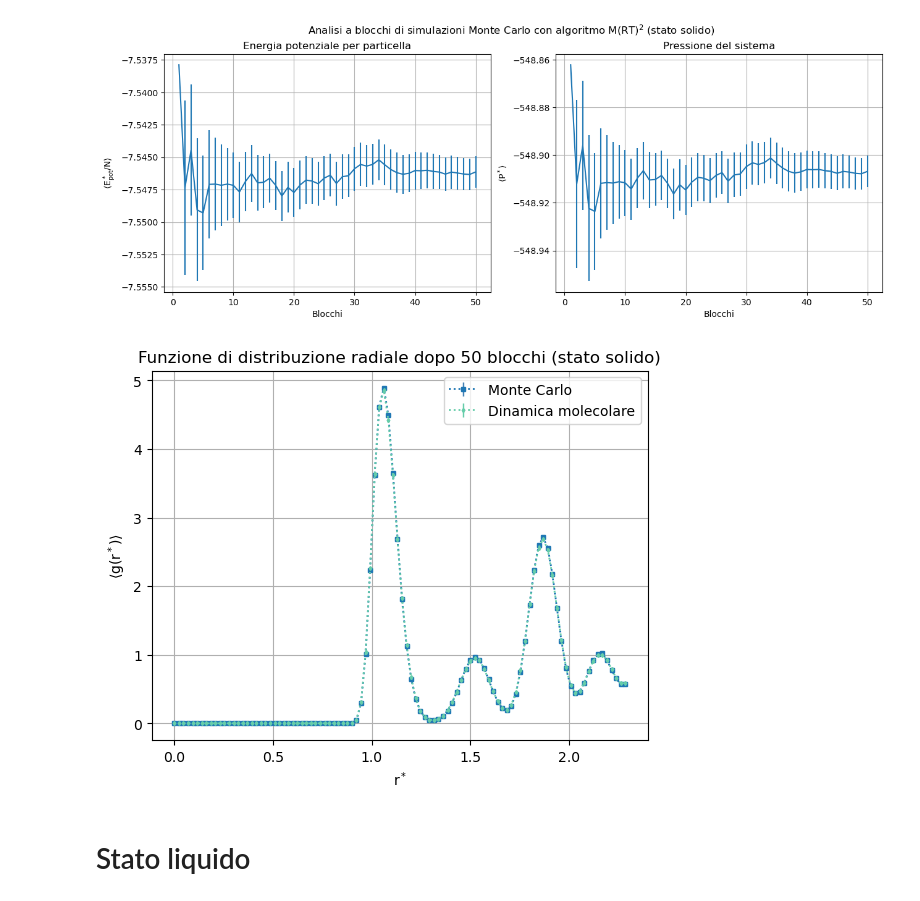
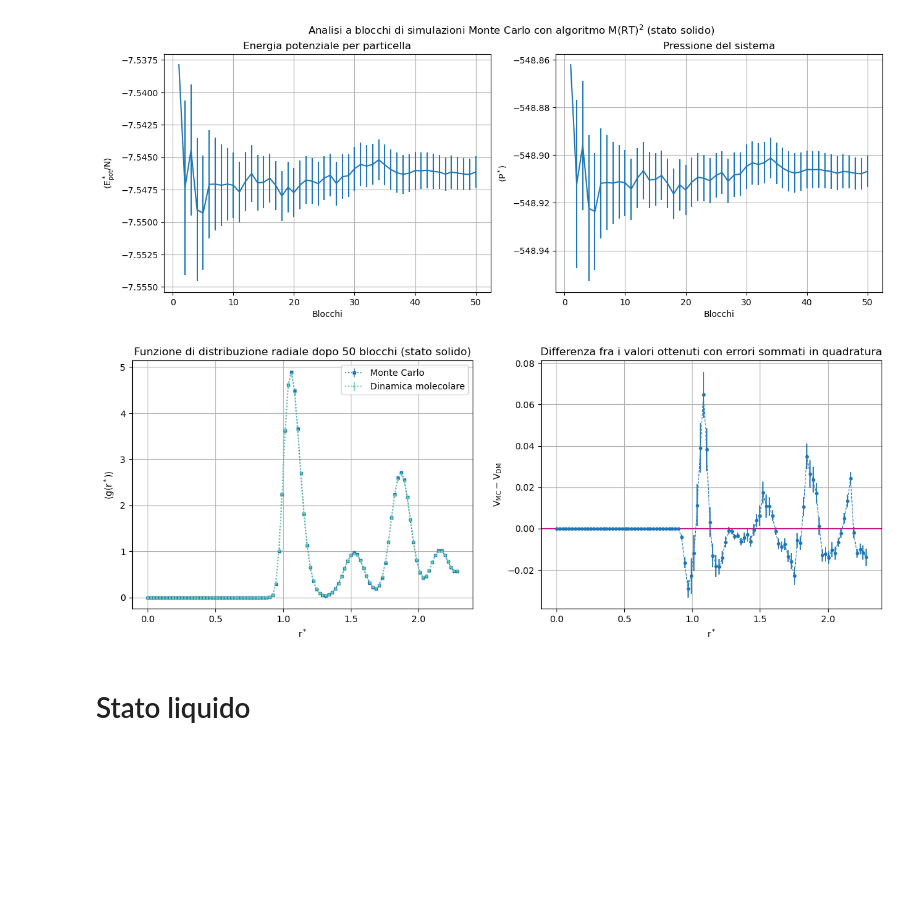
Before and after one commit to angela-bonato/LaboratorioSimulazioneNumerica, a Jupyter notebook: Es07/Esercitazione7.ipynb, the cells around one changed output. Cells and saved outputs as stored; diff of their text form; code cells hidden in the pictures; blank space fills up the shorter version.

Commit message:
Finished es7 with some errors

```diff
--- a/Es07/Esercitazione7.ipynb
+++ b/Es07/Esercitazione7.ipynb
@@ -115,16 +112,25 @@ plt.show()
 # %%
 #simulazione della gofr con moltecarlo e con dinamica molecolare
 sol_xgofr1, sol_gofr1, sol_err1=np.loadtxt("SolidState/fin_gofr1.dat", usecols=(0, 1, 2), unpack="true")  #x, y e yerr plot gofr Monte Carlo
 sol_xgofr0, sol_gofr0, sol_err0=np.loadtxt("SolidState/fin_gofr0.dat", usecols=(0, 1, 2), unpack="true")  #x, y e yerr plot gofr Dinamica Molecolare
 
-plt.errorbar(sol_xgofr1, sol_gofr1, yerr=sol_err1, marker='s', linestyle=':', elinewidth=1, ecolor="steelblue", markersize=2.5, linewidth=1.3, label="Monte Carlo")
-plt.errorbar(sol_xgofr0, sol_gofr0, yerr=sol_err0, marker='d', linestyle=':', elinewidth=1, markersize=2, linewidth=1.3, label="Dinamica molecolare", color="mediumaquamarine")
-plt.xlabel(r"$\mathrm{r^*}$")
-plt.ylabel(r"$\langle \mathrm{g(r^*)} \rangle$")
-plt.grid(True)
-plt.legend()
-plt.title("Funzione di distribuzione radiale dopo 50 blocchi (stato solido)")
+sgfig ,(sgplt1, sgplt2) = plt.subplots(1, 2, figsize=(15, 5))
+
+sgplt1.errorbar(sol_xgofr1, sol_gofr1, yerr=sol_err1, marker='s', linestyle=':', elinewidth=1, ecolor="steelblue", markersize=2.5, linewidth=1.3, label="Monte Carlo")
+sgplt1.errorbar(sol_xgofr0, sol_gofr0, yerr=sol_err0, marker='d', linestyle=':', elinewidth=1, markersize=2, linewidth=1.3, label="Dinamica molecolare", color="mediumaquamarine")
+sgplt1.set_xlabel(r"$\mathrm{r^*}$")
+sgplt1.set_ylabel(r"$\langle \mathrm{g(r^*)} \rangle$")
+sgplt1.set_title("Funzione di distribuzione radiale dopo 50 blocchi (stato solido)")
+sgplt1.legend()
+sgplt1.grid(True)
+
+sgplt2.errorbar(sol_xgofr1, sol_gofr1-sol_gofr0, yerr=np.sqrt(sol_err1**2 + sol_err0**2), linestyle='--', marker='.', elinewidth=1.3, linewidth=0.8)
+sgplt2.axhline(y=0, color="mediumvioletred")
+sgplt2.set_xlabel(r"$\mathrm{r^*}$")
+sgplt2.set_ylabel(r"$\mathrm{V_{MC}-V_{DM}}$")
+sgplt2.set_title("Differenza fra i valori ottenuti con errori sommati in quadratura")
+sgplt2.grid(True)
 
 plt.show()
 # %% [output]
-[figure, old version]
+[figure, new version]
```
Also changed, not shown: parts of 12 cells of this notebook, 10 other files.
